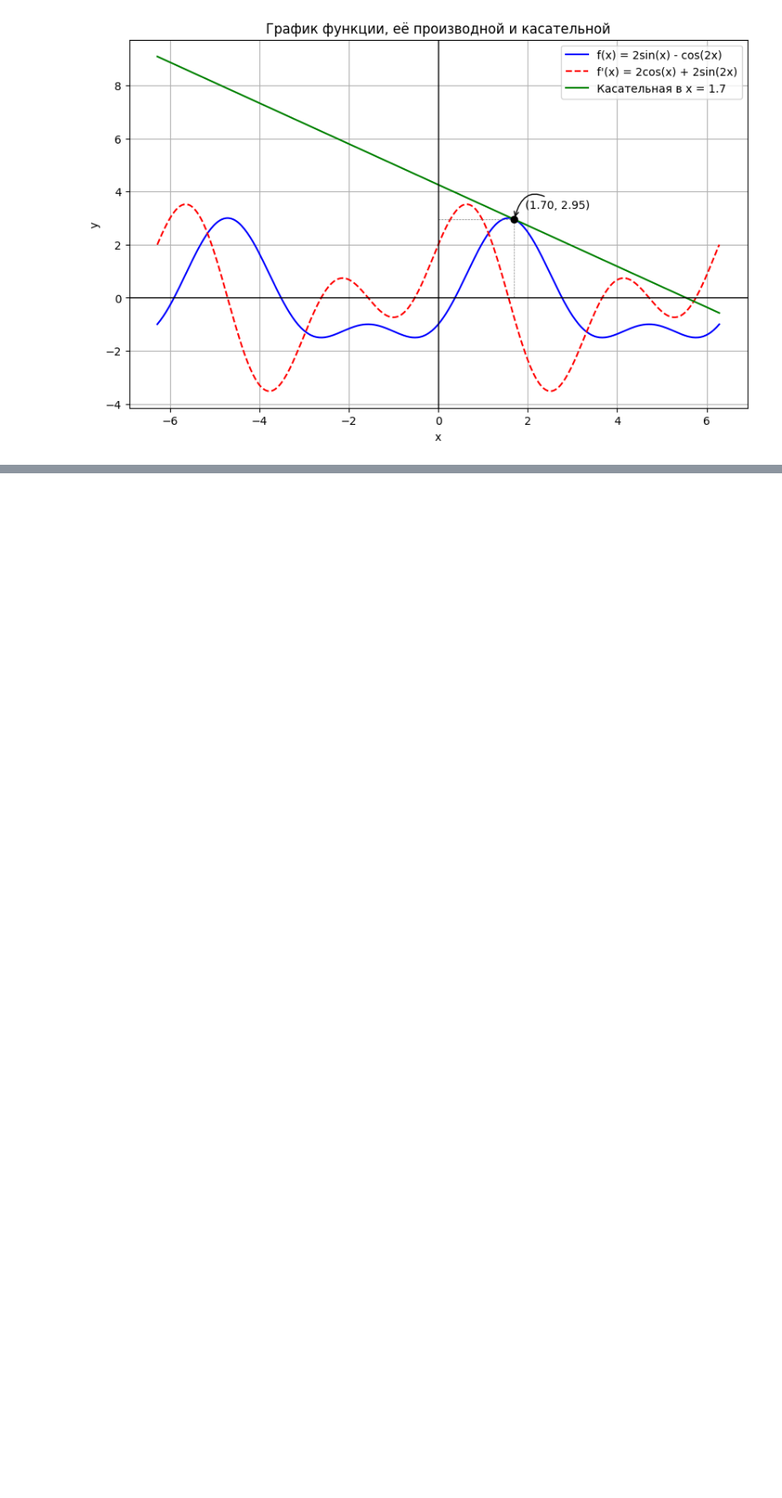
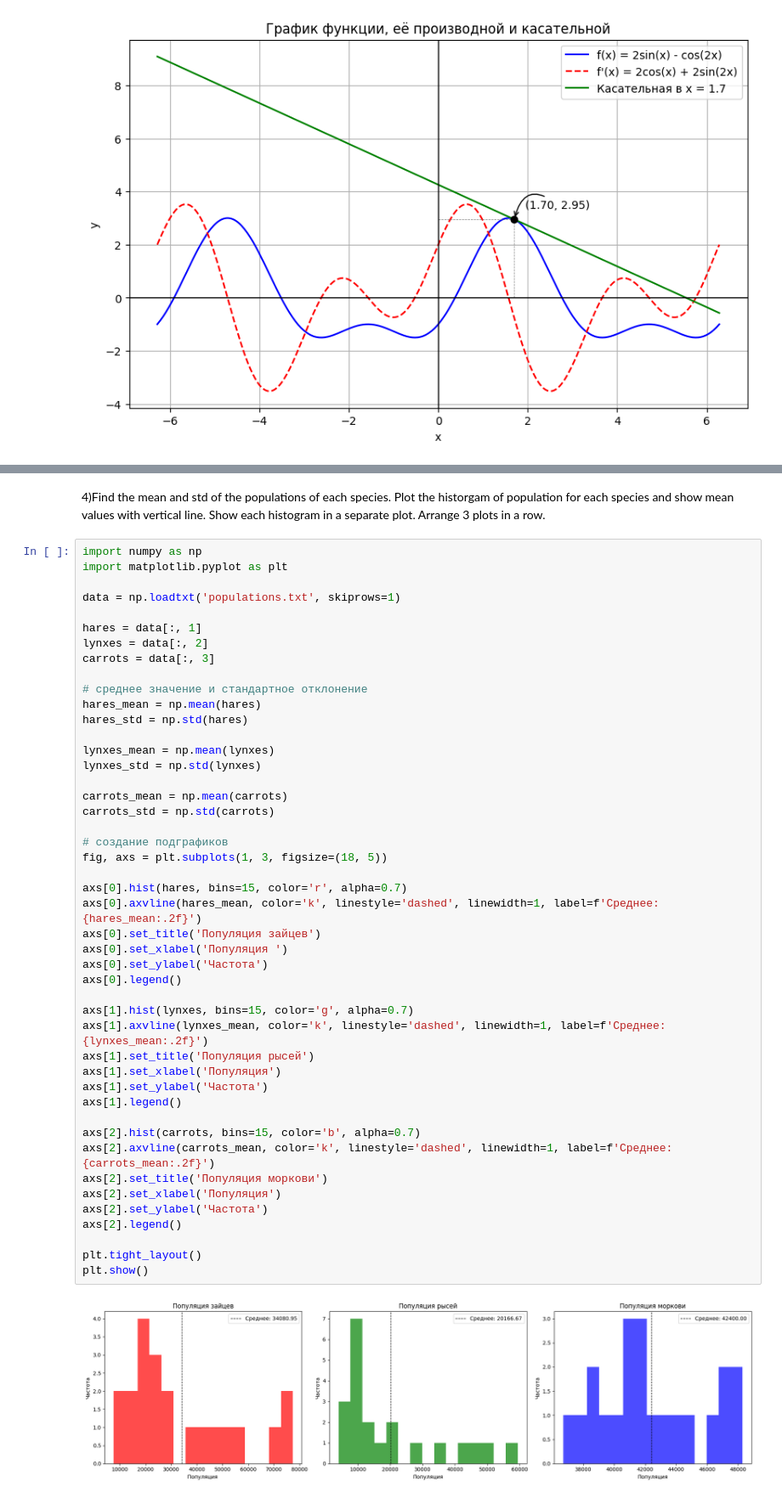
Before and after one commit to YanaStekolshchikova/StatPrak25, a Jupyter notebook: дз2.ipynb, the cells around one changed output, grey strips where cells are left out. Shown at 85% size. Cells and saved outputs as stored; diff of their text form; blank space fills up the shorter version.

```diff
--- a/дз2.ipynb
+++ b/дз2.ipynb
@@ -67,0 +174,50 @@ beauty_derivative_plot(1.7)
+# %% [markdown]
+4)Find the mean and std of the populations of each species. Plot the historgam of population for each species and show mean values with vertical line. Show each histogram in a separate plot. Arrange 3 plots in a row.
+# %%
+import numpy as np
+import matplotlib.pyplot as plt
+
+data = np.loadtxt('populations.txt', skiprows=1)
+
+hares = data[:, 1]
+lynxes = data[:, 2]
+carrots = data[:, 3]
+
+# среднее значение и стандартное отклонение
+hares_mean = np.mean(hares)
+hares_std = np.std(hares)
+
+lynxes_mean = np.mean(lynxes)
+lynxes_std = np.std(lynxes)
+
+carrots_mean = np.mean(carrots)
+carrots_std = np.std(carrots)
+
+# создание подграфиков
+fig, axs = plt.subplots(1, 3, figsize=(18, 5))
+
+axs[0].hist(hares, bins=15, color='r', alpha=0.7)
+axs[0].axvline(hares_mean, color='k', linestyle='dashed', linewidth=1, label=f'Среднее: {hares_mean:.2f}')
+axs[0].set_title('Популяция зайцев')
+axs[0].set_xlabel('Популяция ')
+axs[0].set_ylabel('Частота')
+axs[0].legend()
+
+axs[1].hist(lynxes, bins=15, color='g', alpha=0.7)
+axs[1].axvline(lynxes_mean, color='k', linestyle='dashed', linewidth=1, label=f'Среднее: {lynxes_mean:.2f}')
+axs[1].set_title('Популяция рысей')
+axs[1].set_xlabel('Популяция')
+axs[1].set_ylabel('Частота')
+axs[1].legend()
+
+axs[2].hist(carrots, bins=15, color='b', alpha=0.7)
+axs[2].axvline(carrots_mean, color='k', linestyle='dashed', linewidth=1, label=f'Среднее: {carrots_mean:.2f}')
+axs[2].set_title('Популяция моркови')
+axs[2].set_xlabel('Популяция')
+axs[2].set_ylabel('Частота')
+axs[2].legend()
+
+plt.tight_layout()
+plt.show()
+# %% [output]
+[figure, added]
```
Also changed, not shown: parts of 15 cells of this notebook.
